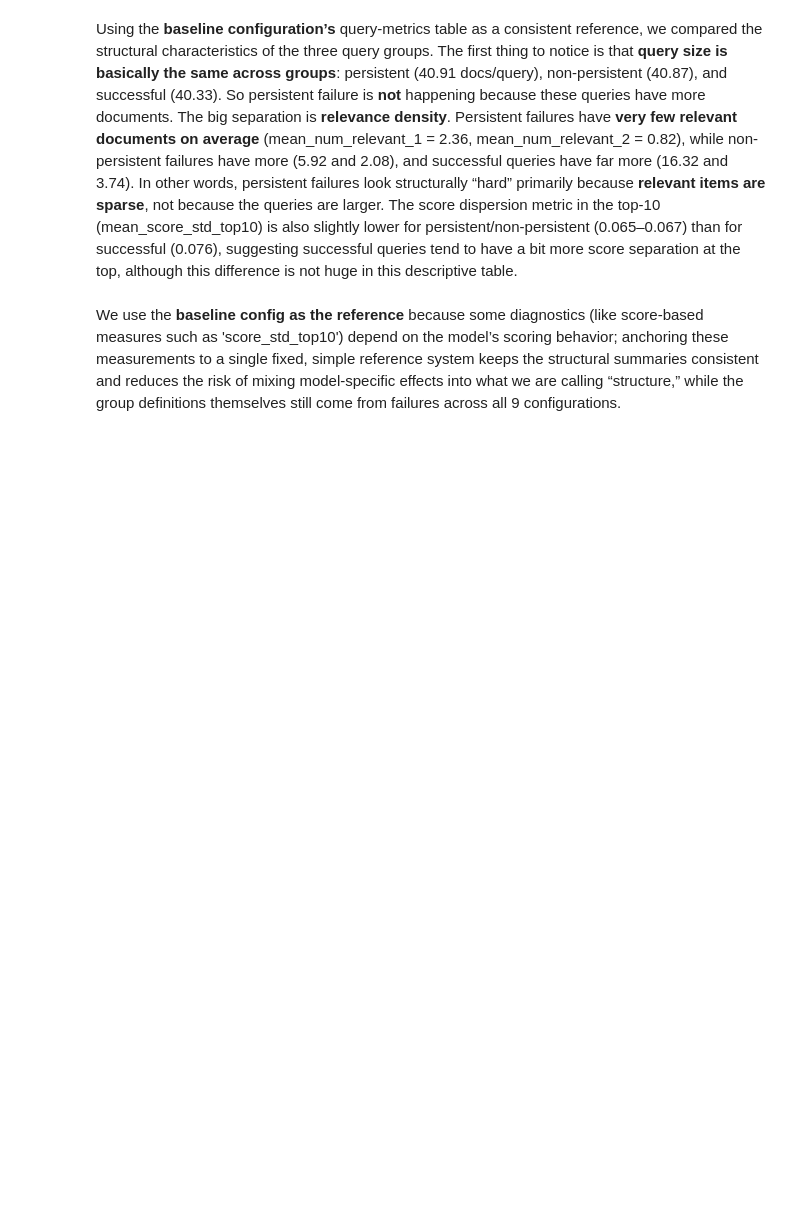
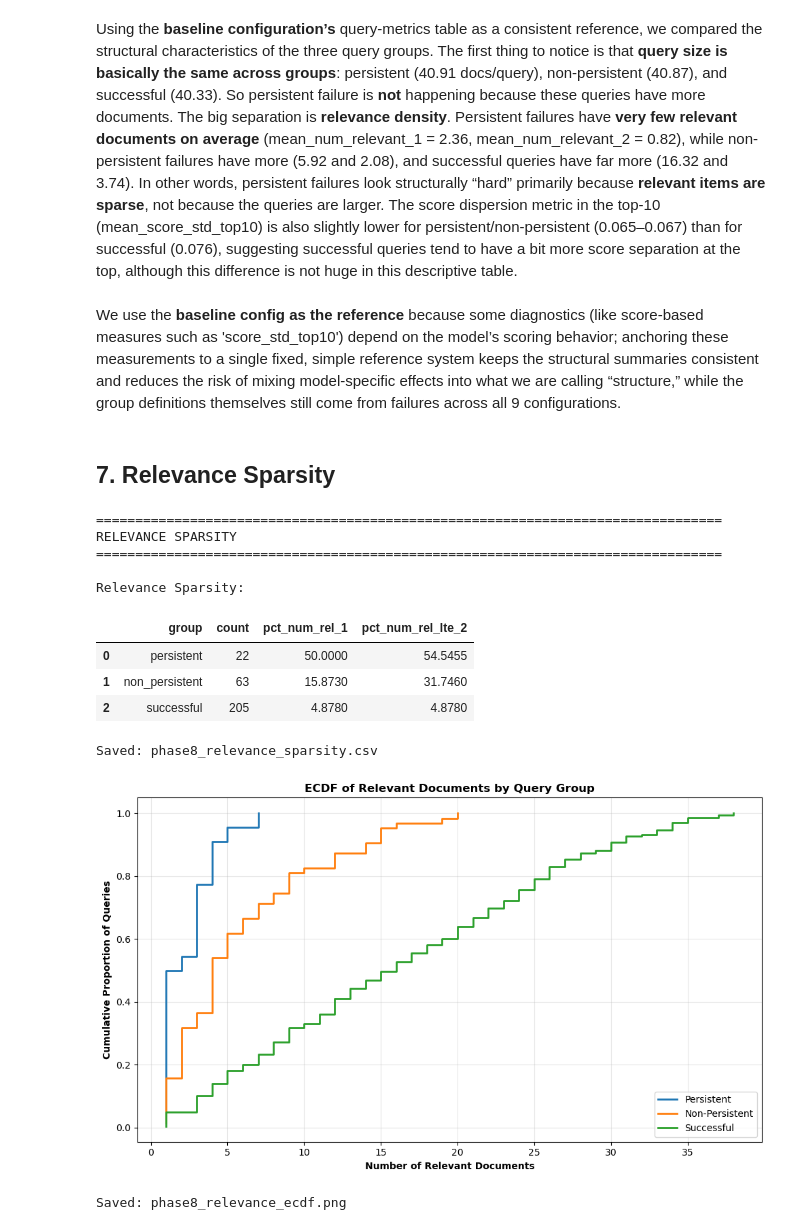
Before and after one commit to KushalMarahatta/Capstone_coding, a Jupyter notebook: notebooks/08_structural_analysis_plus_test.ipynb, the cells around one changed output. Drawn from its saved outputs; the diff is of its cells as text; code cells hidden in the pictures; blank space fills up the shorter version.

Commit message:
Check relevance sparsity for persistent, non-persistent and successful queries

```diff
--- a/notebooks/08_structural_analysis_plus_test.ipynb
+++ b/notebooks/08_structural_analysis_plus_test.ipynb
@@ -443,3 +443,80 @@ Saved: phase8_query_group_comparison.csv
 Using the **baseline configuration’s** query-metrics table as a consistent reference, we compared the structural characteristics of the three query groups. The first thing to notice is that **query size is basically the same across groups**: persistent (40.91 docs/query), non-persistent (40.87), and successful (40.33). So persistent failure is **not** happening because these queries have more documents. The big separation is **relevance density**. Persistent failures have **very few relevant documents on average** (mean_num_relevant_1 = 2.36, mean_num_relevant_2 = 0.82), while non-persistent failures have more (5.92 and 2.08), and successful queries have far more (16.32 and 3.74). In other words, persistent failures look structurally “hard” primarily because **relevant items are sparse**, not because the queries are larger. The score dispersion metric in the top-10 (mean_score_std_top10) is also slightly lower for persistent/non-persistent (0.065–0.067) than for successful (0.076), suggesting successful queries tend to have a bit more score separation at the top, although this difference is not huge in this descriptive table.
 # %% [markdown]
 We use the **baseline config as the reference** because some diagnostics (like score-based measures such as 'score_std_top10') depend on the model’s scoring behavior; anchoring these measurements to a single fixed, simple reference system keeps the structural summaries consistent and reduces the risk of mixing model-specific effects into what we are calling “structure,” while the group definitions themselves still come from failures across all 9 configurations.
+# %% [markdown]
+## 7. Relevance Sparsity
+# %%
+print('\n'+'='*80)
+print('RELEVANCE SPARSITY')
+print('='*80)
+
+persistent_data=reference_qm[reference_qm['qid'].isin(persistent_qids)]
+non_persistent_data=reference_qm[reference_qm['qid'].isin(non_persistent_qids)]
+successful_data=reference_qm[reference_qm['qid'].isin(successful_qids)]
+
+def compute_sparsity(data: pd.DataFrame, group_name: str) -> dict:
+    if len(data)==0:
+        return {'group': group_name, 'count': 0, 'pct_num_rel_1': 0, 'pct_num_rel_lte_2': 0}
+    total=len(data)
+    return {
+        'group': group_name,
+        'count': total,
+        #what % of queries in this group have exactly one relevant document
+        'pct_num_rel_1': float(100 * (data['num_relevant_1'] == 1).sum() / total),
+        #what % of queries in this group have very sparse relevance (1 or 2 relevant docs)
+        'pct_num_rel_lte_2': float(100 * (data['num_relevant_1'] <= 2).sum() / total)
+    }
+
+sparsity_df=pd.DataFrame([
+    compute_sparsity(persistent_data, 'persistent'),
+    compute_sparsity(non_persistent_data, 'non_persistent'),
+    compute_sparsity(successful_data, 'successful')
+])
+
+print('\nRelevance Sparsity:')
+display(sparsity_df)
+
+sparsity_df.to_csv(PHASE8_OUTPUT / 'phase8_relevance_sparsity.csv', index=False)
+print('\nSaved: phase8_relevance_sparsity.csv')
+
+
+# Empirical Cumulative Distribution Function (ECDF)
+
+fig, ax = plt.subplots(figsize=(10, 6))
+
+def plot_ecdf(values, label):
+    if len(values)==0:
+        return
+    sorted_vals=np.sort(values)
+    y=np.arange(1, len(sorted_vals) + 1) / len(sorted_vals)
+    ax.step(sorted_vals, y, where='post', linewidth=2, label=label)
+
+#Plotting ECDF for each group
+plot_ecdf(persistent_data['num_relevant_1'].values, 'Persistent')
+plot_ecdf(non_persistent_data['num_relevant_1'].values, 'Non-Persistent')
+plot_ecdf(successful_data['num_relevant_1'].values, 'Successful')
+
+ax.set_xlabel('Number of Relevant Documents', fontweight='bold')
+ax.set_ylabel('Cumulative Proportion of Queries', fontweight='bold')
+ax.set_title('ECDF of Relevant Documents by Query Group', fontweight='bold')
+ax.legend()
+ax.grid(alpha=0.3)
+
+plt.tight_layout()
+plt.savefig(PHASE8_OUTPUT / 'phase8_relevance_ecdf.png', dpi=150)
+plt.show()
+
+print('Saved: phase8_relevance_ecdf.png')
+# %% [output]
+================================================================================
+RELEVANCE SPARSITY
+================================================================================
+
+Relevance Sparsity:
+|  | group | count | pct_num_rel_1 | pct_num_rel_lte_2 |
+| 0 | persistent | 22 | 50.0000 | 54.5455 |
+| 1 | non_persistent | 63 | 15.8730 | 31.7460 |
+| 2 | successful | 205 | 4.8780 | 4.8780 |
+Saved: phase8_relevance_sparsity.csv
+[figure, added]
+Saved: phase8_relevance_ecdf.png
```
Also changed, not shown: parts of 2 cells of this notebook.
